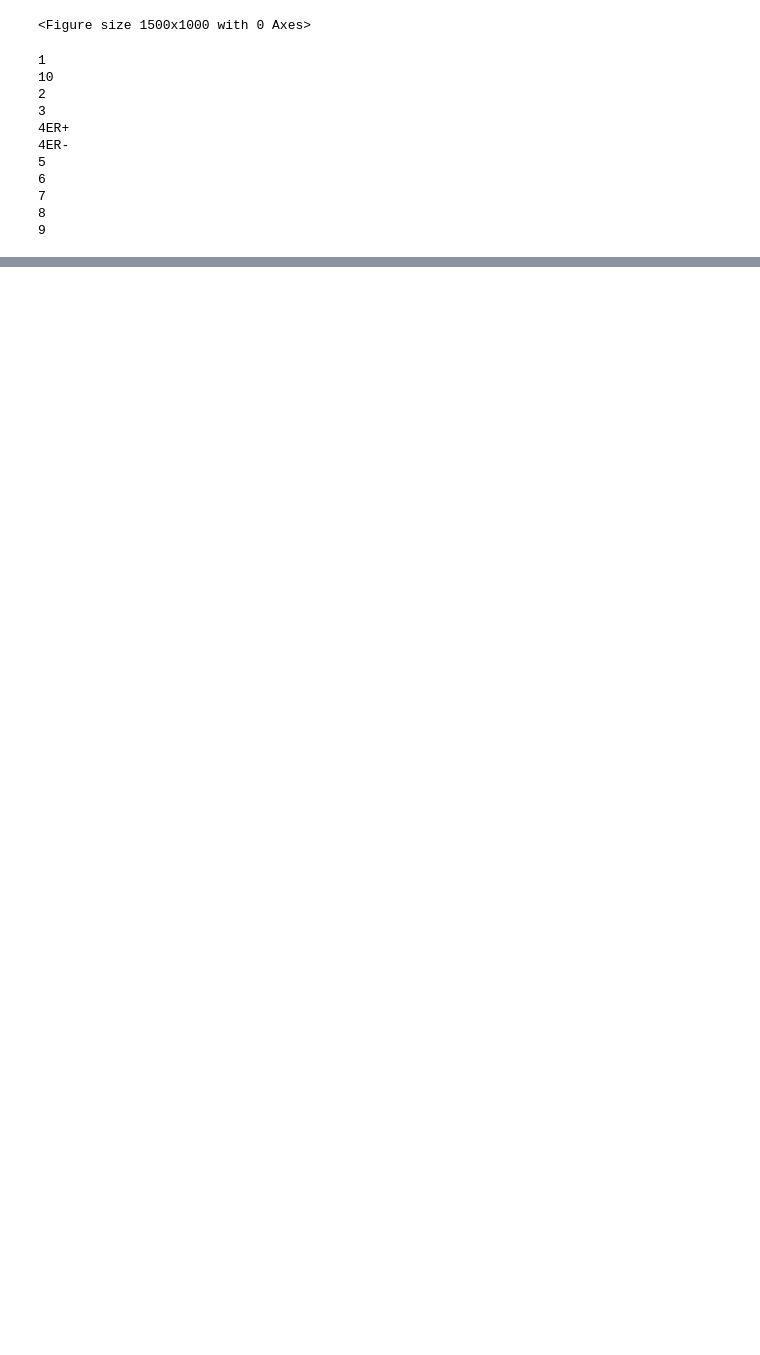
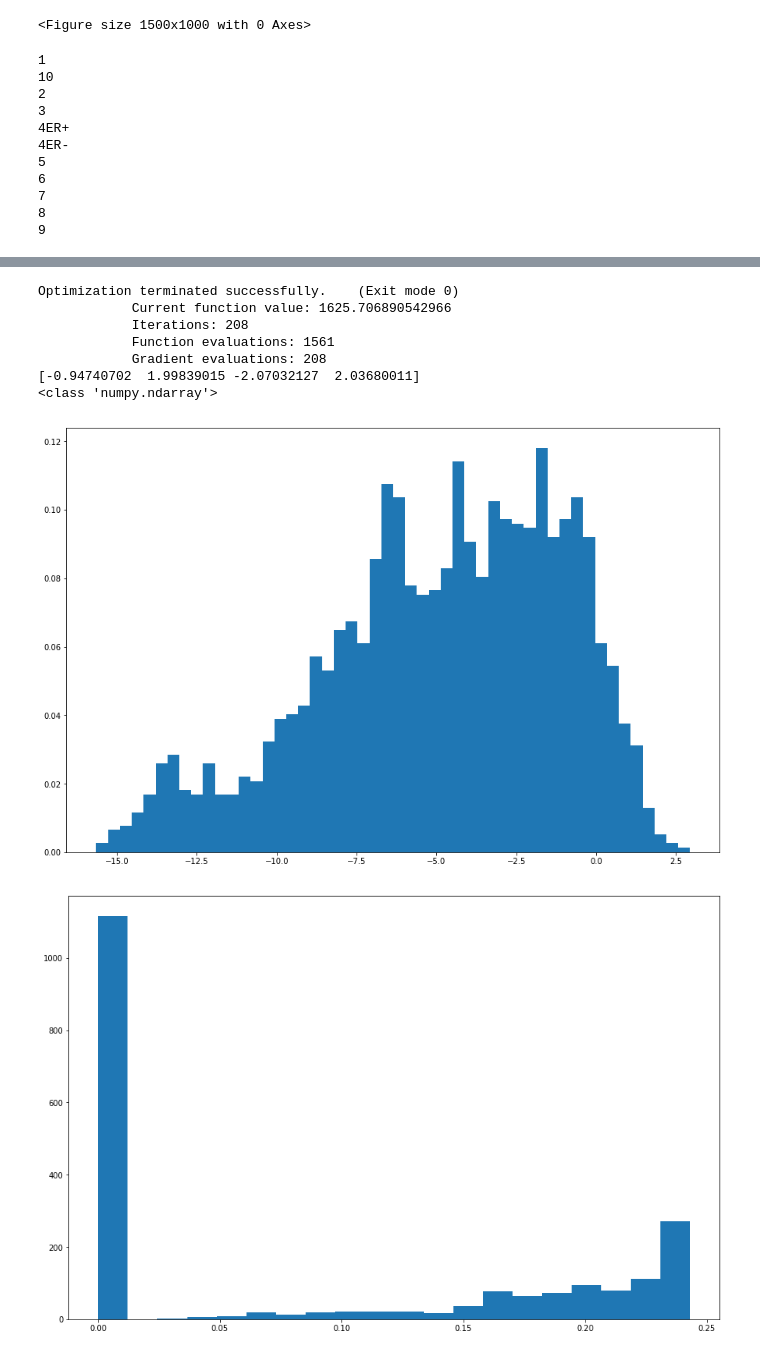
Before and after one commit to statisticalbiotechnology/wall, a Jupyter notebook: src/failures_of_null_testing.ipynb, the cells around one changed output, grey strips where cells are left out. Drawn from its saved outputs; the diff is of its cells as text; code cells hidden in the pictures; blank space fills up the shorter version.

```diff
--- a/src/failures_of_null_testing.ipynb
+++ b/src/failures_of_null_testing.ipynb
@@ -165,0 +165,60 @@ Name: F, dtype: float64
+# %%
+from scipy.stats import truncnorm
+from scipy.optimize import fmin_slsqp
+import matplotlib.pyplot as plt
+
+
+pvalues = clusterframes['4ER+']['p-values'].tolist()
+z_scores = norm.ppf(pvalues)
+
+xa = -4
+xb = 2
+
+trunc_z = z_scores[z_scores>xa]
+trunc_z = trunc_z[trunc_z<xb]
+
+def func(p, r, xa, xb):
+    return truncnorm.nnlf(p, r)
+
+def constraint(p, r, xa, xb):
+    a, b, loc, scale = p
+    return np.array([a*scale + loc - xa, b*scale + loc - xb])
+
+loc = 0
+scale = 1
+
+a = (xa - loc)/scale
+b = (xb - loc)/scale
+
+loc_guess = 0
+scale_guess = 1
+a_guess = (xa - loc_guess)/scale_guess
+b_guess = (xb - loc_guess)/scale_guess
+p0 = [a_guess, b_guess, loc_guess, scale_guess]
+
+par = fmin_slsqp(func, p0, f_eqcons=constraint, args=(trunc_z, xa, xb), iter=1000)
+print(par)
+print(type(par))
+
+plt.figure(figsize=(15, 10))
+plt.hist(z_scores, bins=50, density=True)
+plt.show()
+
+
+pdf_ = truncnorm.pdf(z_scores, par[0], par[1], par[2], par[3])
+
+
+plt.figure(figsize=(15, 10))
+plt.hist(pdf_, bins=20)
+plt.savefig('cluster_pdf.png')
+plt.show()
+# %% [output]
+Optimization terminated successfully.    (Exit mode 0)
+            Current function value: 1625.706890542966
+            Iterations: 208
+            Function evaluations: 1561
+            Gradient evaluations: 208
+[-0.94740702  1.99839015 -2.07032127  2.03680011]
+<class 'numpy.ndarray'>
+[figure, added]
+[figure, added]
```
Also changed, not shown: parts of 8 cells of this notebook, 10 other files.
